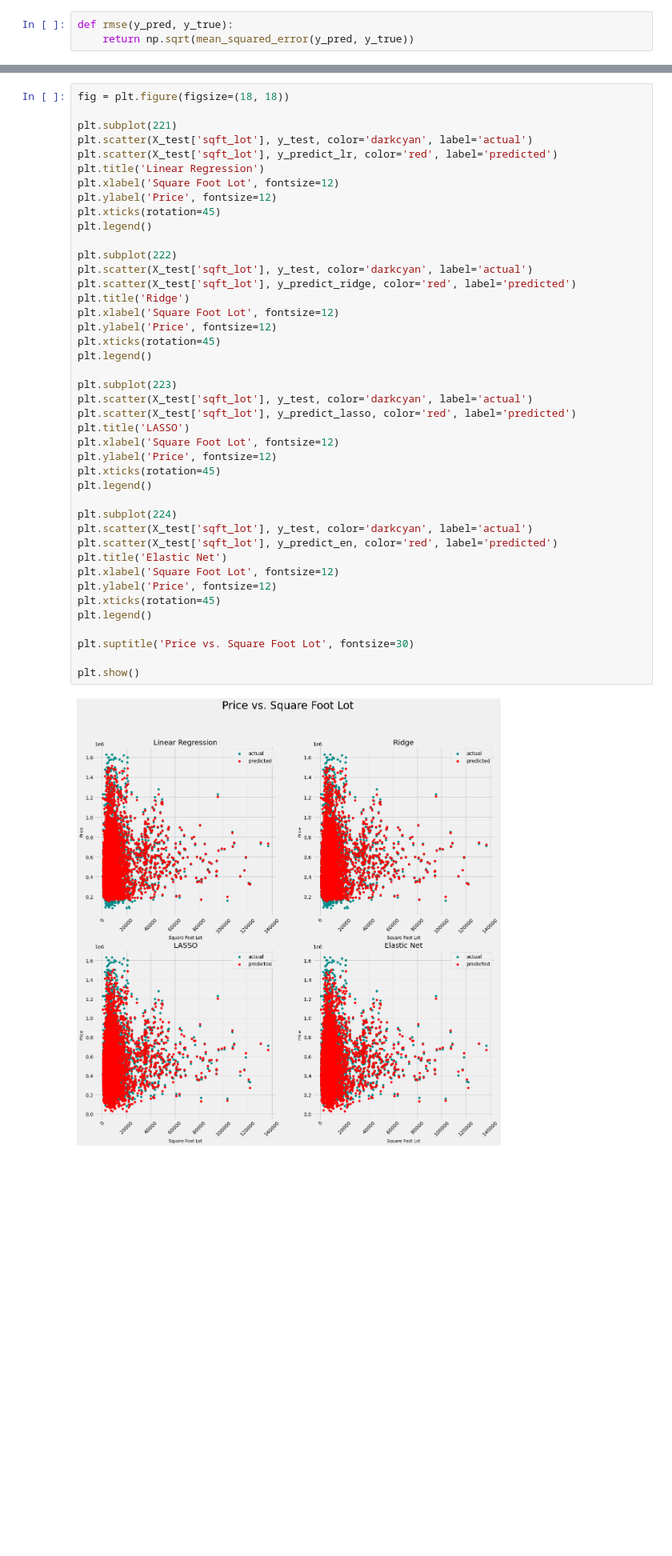
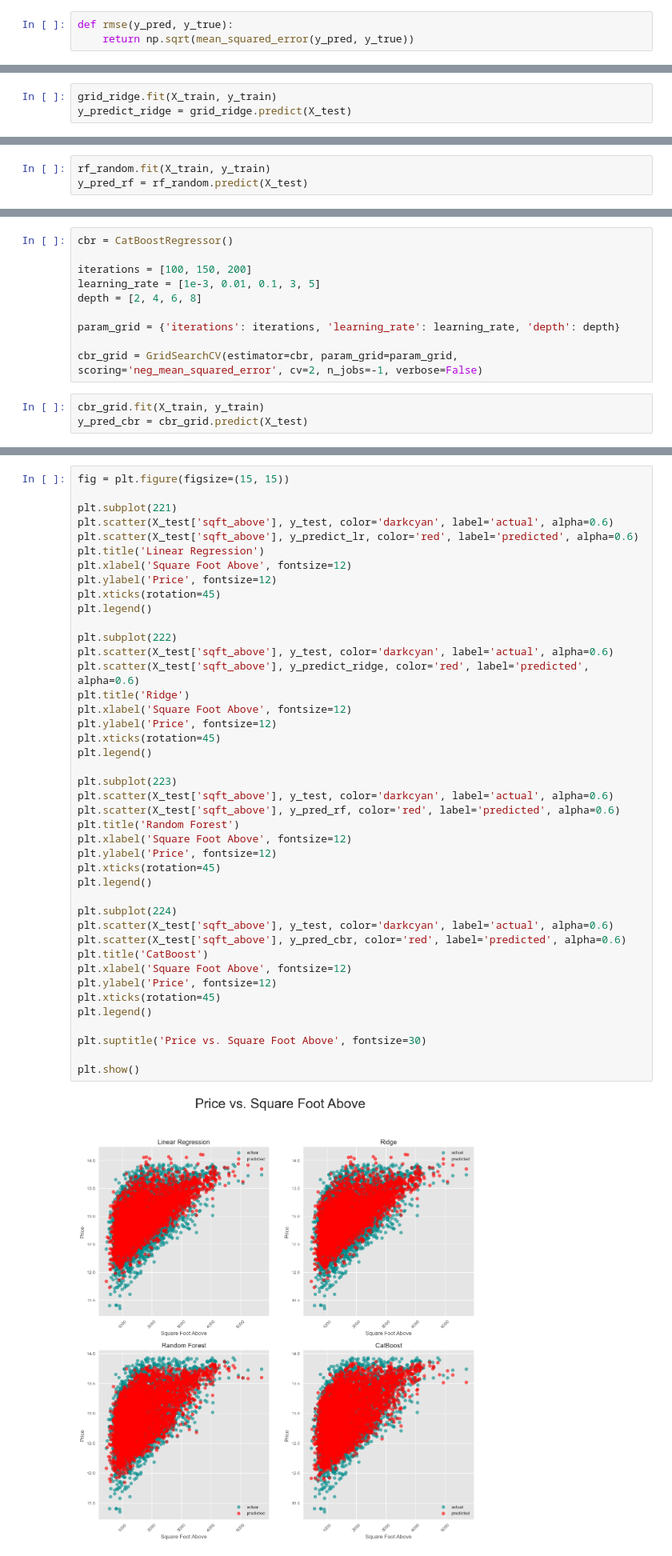
Before and after one commit to tenacious-turtle/KC-House-Price, a Jupyter notebook: KC House Price.ipynb, the cells around one changed output, grey strips where cells are left out. Shown at 80% size. Cells and saved outputs as stored; diff of their text form; blank space fills up the shorter version.

```diff
--- a/KC House Price.ipynb
+++ b/KC House Price.ipynb
@@ -682,0 +525,3 @@ scores.head()
+# %%
+grid_ridge.fit(X_train, y_train)
+y_predict_ridge = grid_ridge.predict(X_test)
@@ -682,0 +585,3 @@ scores.head()
+# %%
+rf_random.fit(X_train, y_train)
+y_pred_rf = rf_random.predict(X_test)
@@ -682,0 +623,13 @@ scores.head()
+# %%
+cbr = CatBoostRegressor()
+
+iterations = [100, 150, 200]
+learning_rate = [1e-3, 0.01, 0.1, 3, 5]
+depth = [2, 4, 6, 8]
+
+param_grid = {'iterations': iterations, 'learning_rate': learning_rate, 'depth': depth}
+
+cbr_grid = GridSearchCV(estimator=cbr, param_grid=param_grid, scoring='neg_mean_squared_error', cv=2, n_jobs=-1, verbose=False)
+# %%
+cbr_grid.fit(X_train, y_train)
+y_pred_cbr = cbr_grid.predict(X_test)
@@ -871,45 +796,45 @@ plt.show()
 # %%
-fig = plt.figure(figsize=(18, 18))
+fig = plt.figure(figsize=(15, 15))
 
 plt.subplot(221)
-plt.scatter(X_test['sqft_lot'], y_test, color='darkcyan', label='actual')
-plt.scatter(X_test['sqft_lot'], y_predict_lr, color='red', label='predicted')
+plt.scatter(X_test['sqft_above'], y_test, color='darkcyan', label='actual', alpha=0.6)
+plt.scatter(X_test['sqft_above'], y_predict_lr, color='red', label='predicted', alpha=0.6)
 plt.title('Linear Regression')
-plt.xlabel('Square Foot Lot', fontsize=12)
+plt.xlabel('Square Foot Above', fontsize=12)
 plt.ylabel('Price', fontsize=12)
 plt.xticks(rotation=45)
 plt.legend()
 
 plt.subplot(222)
-plt.scatter(X_test['sqft_lot'], y_test, color='darkcyan', label='actual')
-plt.scatter(X_test['sqft_lot'], y_predict_ridge, color='red', label='predicted')
+plt.scatter(X_test['sqft_above'], y_test, color='darkcyan', label='actual', alpha=0.6)
+plt.scatter(X_test['sqft_above'], y_predict_ridge, color='red', label='predicted', alpha=0.6)
 plt.title('Ridge')
-plt.xlabel('Square Foot Lot', fontsize=12)
+plt.xlabel('Square Foot Above', fontsize=12)
 plt.ylabel('Price', fontsize=12)
 plt.xticks(rotation=45)
 plt.legend()
 
 plt.subplot(223)
-plt.scatter(X_test['sqft_lot'], y_test, color='darkcyan', label='actual')
-plt.scatter(X_test['sqft_lot'], y_predict_lasso, color='red', label='predicted')
-plt.title('LASSO')
-plt.xlabel('Square Foot Lot', fontsize=12)
+plt.scatter(X_test['sqft_above'], y_test, color='darkcyan', label='actual', alpha=0.6)
+plt.scatter(X_test['sqft_above'], y_pred_rf, color='red', label='predicted', alpha=0.6)
+plt.title('Random Forest')
+plt.xlabel('Square Foot Above', fontsize=12)
 plt.ylabel('Price', fontsize=12)
 plt.xticks(rotation=45)
 plt.legend()
 
 plt.subplot(224)
-plt.scatter(X_test['sqft_lot'], y_test, color='darkcyan', label='actual')
-plt.scatter(X_test['sqft_lot'], y_predict_en, color='red', label='predicted')
-plt.title('Elastic Net')
-plt.xlabel('Square Foot Lot', fontsize=12)
+plt.scatter(X_test['sqft_above'], y_test, color='darkcyan', label='actual', alpha=0.6)
+plt.scatter(X_test['sqft_above'], y_pred_cbr, color='red', label='predicted', alpha=0.6)
+plt.title('CatBoost')
+plt.xlabel('Square Foot Above', fontsize=12)
 plt.ylabel('Price', fontsize=12)
 plt.xticks(rotation=45)
 plt.legend()
 
-plt.suptitle('Price vs. Square Foot Lot', fontsize=30)
+plt.suptitle('Price vs. Square Foot Above', fontsize=30)
 
 plt.show()
 # %% [output]
-[figure, old version]
+[figure, new version]
 # %%
```
Also changed, not shown: parts of 163 cells of this notebook.
